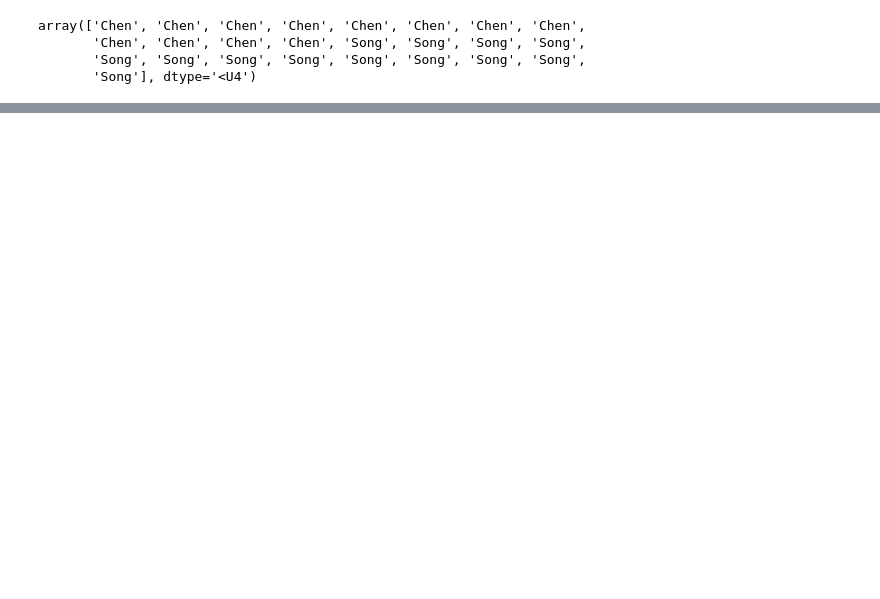
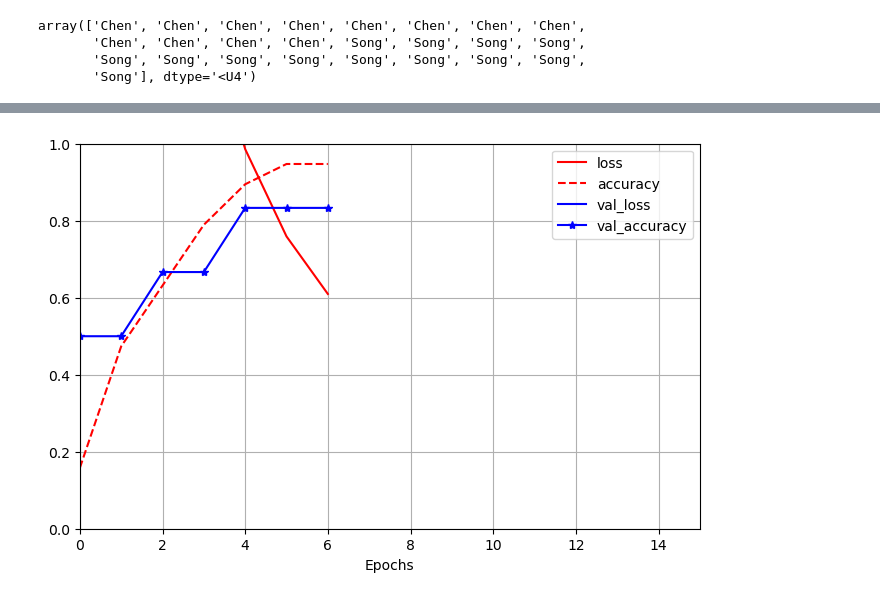
Before and after one commit to coreyddsc/aranet4-project, a Jupyter notebook: coreyd.dsc_temporary/aranet_feature_extracts.ipynb, the cells around one changed output, grey strips where cells are left out. Cells and saved outputs as stored; diff of their text form; code cells hidden in the pictures; blank space fills up the shorter version.

Commit message:
sequential classifier model test

```diff
--- a/coreyd.dsc_temporary/aranet_feature_extracts.ipynb
+++ b/coreyd.dsc_temporary/aranet_feature_extracts.ipynb
@@ -159,0 +203,10 @@ y[0],X[0]
+# %%
+import tensorflow as tf
+
+tf.random.set_seed(42)
+model = tf.keras.Sequential()
+model.add(tf.keras.layers.Input(shape=[76,20]))
+model.add(tf.keras.layers.Flatten())
+model.add(tf.keras.layers.Dense(128, activation='relu'))
+model.add(tf.keras.layers.Dense(64, activation='relu'))
+model.add(tf.keras.layers.Dense(32, activation='softmax'))
@@ -159,0 +233,6 @@ y[0],X[0]
+# %%
+model.compile(loss='sparse_categorical_crossentropy',
+              optimizer='sgd',
+              metrics=['accuracy'])
+
+history = model.fit(X_train, y_train, epochs=7, validation_data=(X_test, y_test))
@@ -159,0 +254,8 @@ y[0],X[0]
+# %%
+pd.DataFrame(history.history).plot(
+    figsize=(8, 5),
+    xlim=[0, 15], ylim=[0, 1], xlabel='Epochs', grid=True,
+    style=['r', 'r--', 'b', 'b-*'])
+plt.show()
+# %% [output]
+[figure, added]
```
Also changed, not shown: parts of 18 cells of this notebook, 2 other files.
